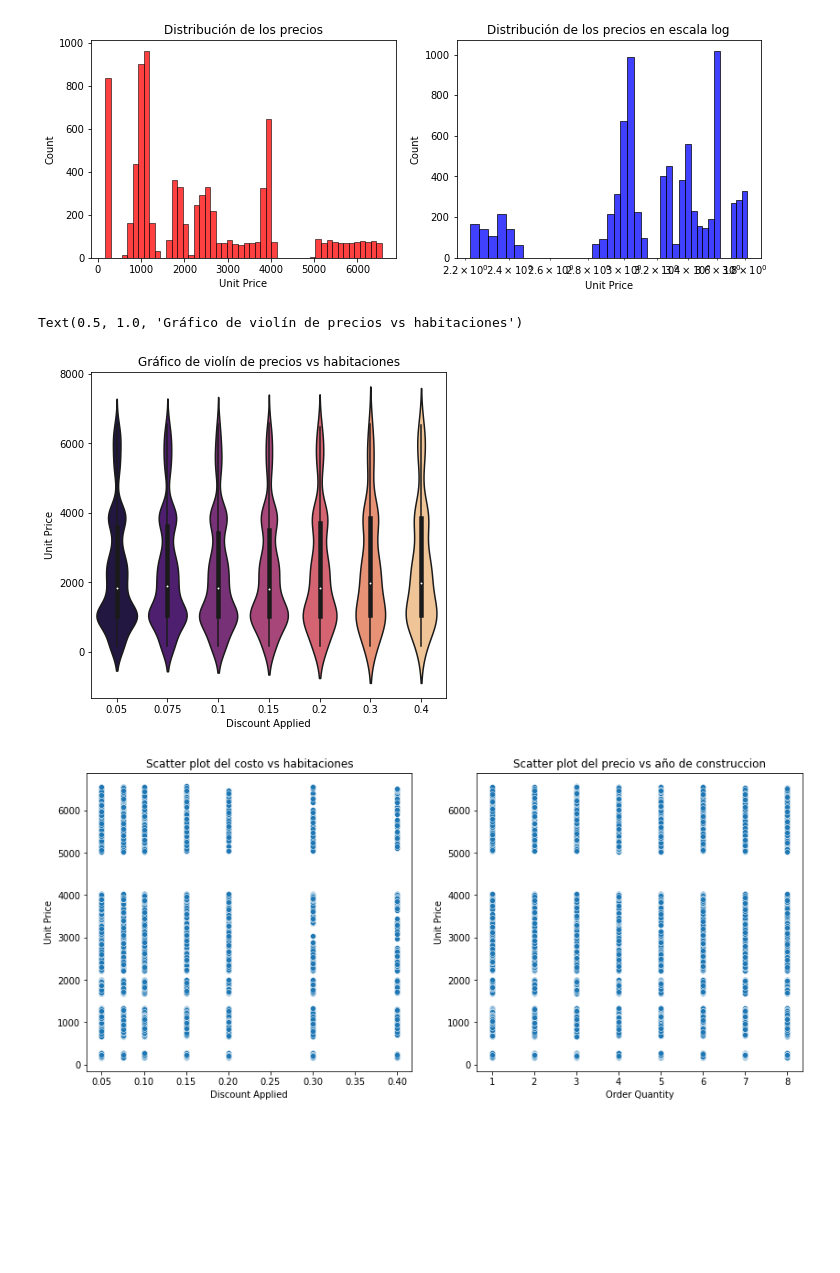
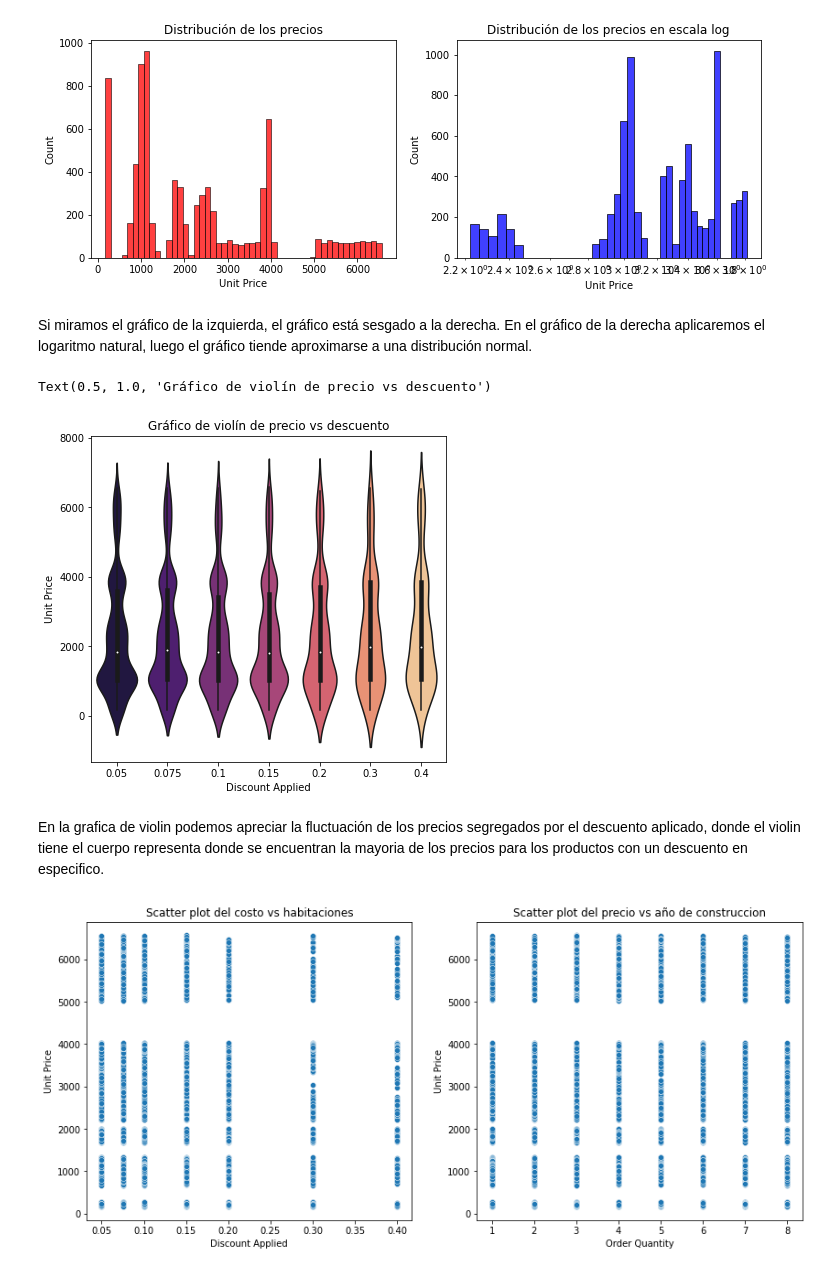
Before and after one commit to victormlgh/ModelajePredictivoOptimizacion, a Jupyter notebook: Semana2/regression_regional_sales.ipynb, the cells around one changed output. Cells and saved outputs as stored; diff of their text form; code cells hidden in the pictures; blank space fills up the shorter version.

```diff
--- a/Semana2/regression_regional_sales.ipynb
+++ b/Semana2/regression_regional_sales.ipynb
@@ -96,14 +114,18 @@ ax.set_title('Distribución de los precios en escala log')
 ax.set_xscale('log')
 # %% [output]
 [figure]
+# %% [markdown]
+Si miramos el gráfico de la izquierda, el gráfico está sesgado a la derecha. En el gráfico de la derecha aplicaremos el logaritmo natural, luego el gráfico tiende aproximarse a una distribución normal.
 # %%
 f = plt.figure(figsize=(14,6))
 ax = f.add_subplot(121)
 sns.violinplot(x='Discount Applied', y='Unit Price',data=df,palette='magma',ax=ax)
-ax.set_title('Gráfico de violín de precios vs habitaciones')
+ax.set_title('Gráfico de violín de precio vs descuento')
 # %% [output]
-Text(0.5, 1.0, 'Gráfico de violín de precios vs habitaciones')
+Text(0.5, 1.0, 'Gráfico de violín de precio vs descuento')
-[figure, old version]
+[figure, new version]
+# %% [markdown]
+En la grafica de violin podemos apreciar la fluctuación de los precios segregados por el descuento aplicado, donde el violin tiene el cuerpo representa donde se encuentran la mayoria de los precios para los productos con un descuento en especifico.
 # %%
 f = plt.figure(figsize=(14,6))
 ax = f.add_subplot(121)
```
Also changed, not shown: parts of 22 cells of this notebook, 1 other file.
